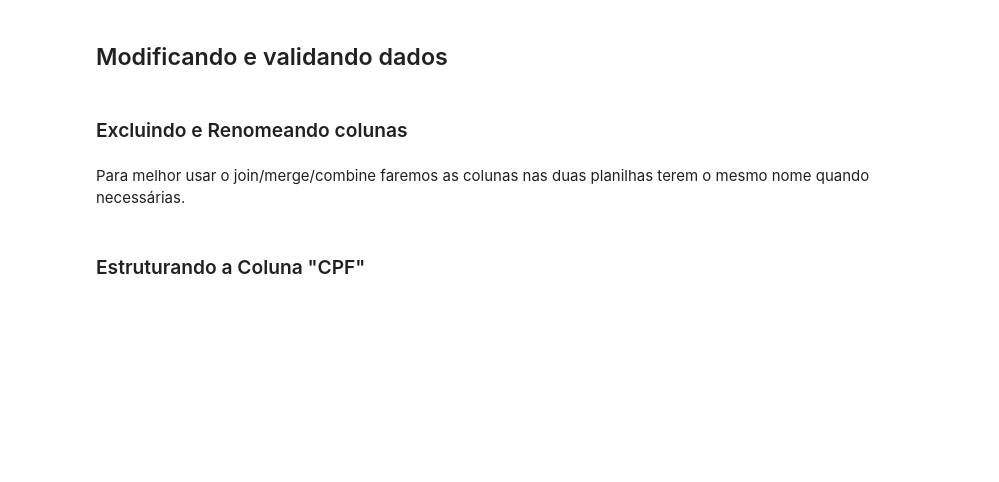
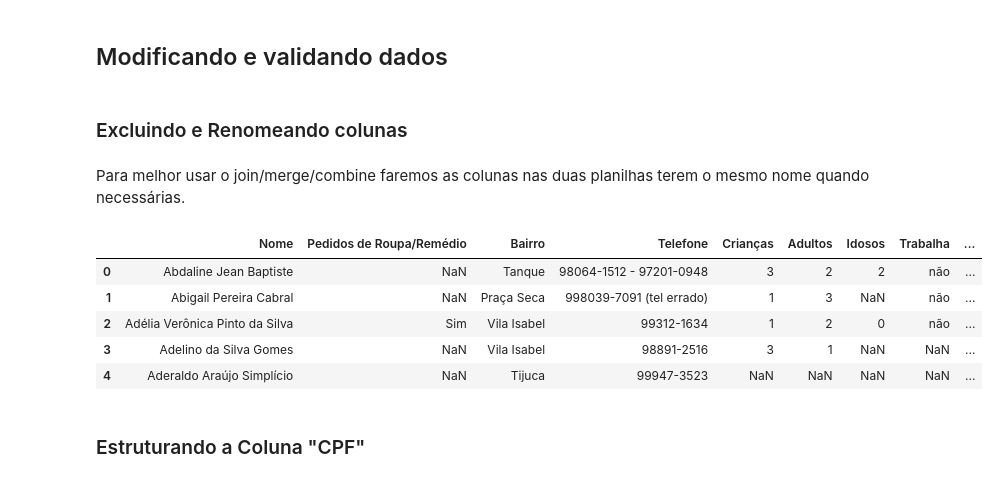
Before and after one commit to WES404/Cadastro_geral_Ponto_do_Bem, a Jupyter notebook: cadastro_geral.ipynb, the cells around one changed output. Drawn from its saved outputs; the diff is of its cells as text; code cells hidden in the pictures; blank space fills up the shorter version.

```diff
--- a/cadastro_geral.ipynb
+++ b/cadastro_geral.ipynb
@@ -88,3 +94,12 @@ Para melhor usar o join/merge/combine faremos as colunas nas duas planilhas tere
+# %%
+geral_nao_oficial.head()
+# %% [output]
+|  | Nome | Pedidos de Roupa/Remédio | Bairro | Telefone | Crianças | Adultos | Idosos | Trabalha | ... |
+| 0 | Abdaline Jean Baptiste | NaN | Tanque | 98064-1512 - 97201-0948 | 3 | 2 | 2 | não | ... |
+| 1 | Abigail Pereira Cabral | NaN | Praça Seca | 998039-7091 (tel errado) | 1 | 3 | NaN | não | ... |
+| 2 | Adélia Verônica Pinto da Silva | Sim | Vila Isabel | 99312-1634 | 1 | 2 | 0 | não | ... |
+| 3 | Adelino da Silva Gomes | NaN | Vila Isabel | 98891-2516 | 3 | 1 | NaN | NaN | ... |
+| 4 | Aderaldo Araújo Simplício | NaN | Tijuca | 99947-3523 | NaN | NaN | NaN | NaN | ... |
 # %% [markdown]
 ### Estruturando a Coluna "CPF"
 # %%
```
Also changed, not shown: parts of 16 cells of this notebook.
